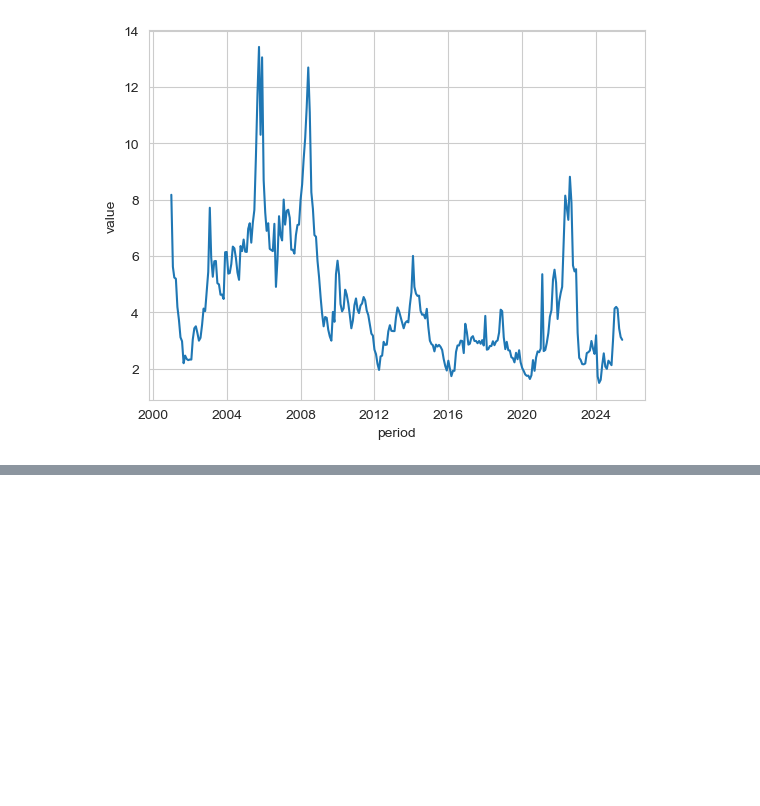
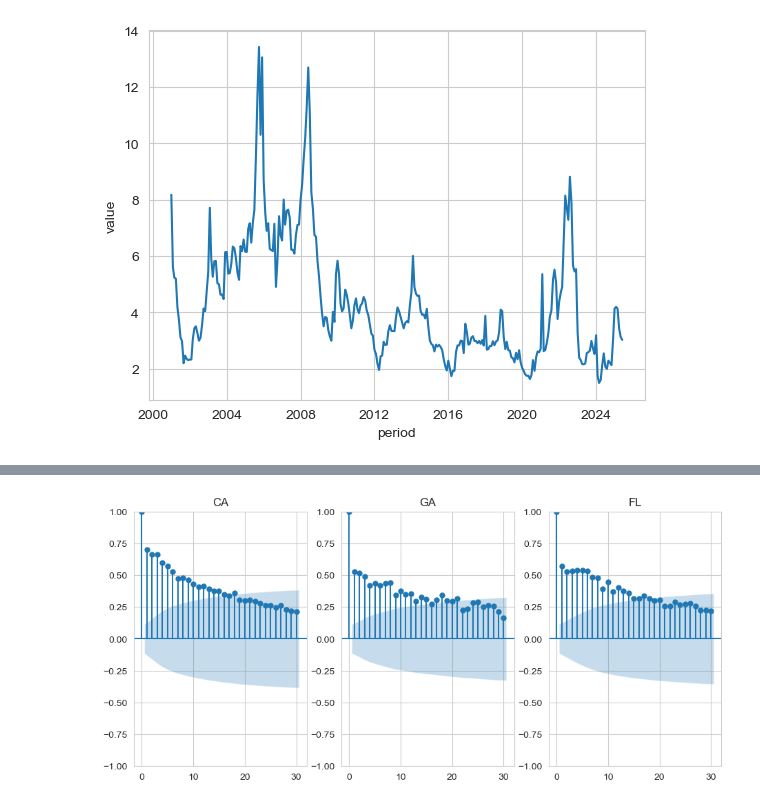
Before and after one commit to Erdos-Projects/fall-2025-forecasting-electricity-price, a Jupyter notebook: src/eda/will_eda.ipynb, the cells around one changed output, grey strips where cells are left out. Saved outputs shown, nothing was run; the diff lists cells and outputs as text; code cells hidden in the pictures; blank space fills up the shorter version.

```diff
--- a/src/eda/will_eda.ipynb
+++ b/src/eda/will_eda.ipynb
@@ -323,0 +520,9 @@ plt.show()
+# %%
+fig, ax = plt.subplots(nrows=1, ncols=3)
+fig.set_figwidth(11)
+for i in range(3):
+    data = residential_price[residential_price.stateid == example_states[i]].price
+    sm.graphics.tsa.plot_acf(data, lags=30, ax=ax[i], bartlett_confint=True)
+    ax[i].set_title(example_states[i])
+# %% [output]
+[figure, added]
```
Also changed, not shown: parts of 23 cells of this notebook.
